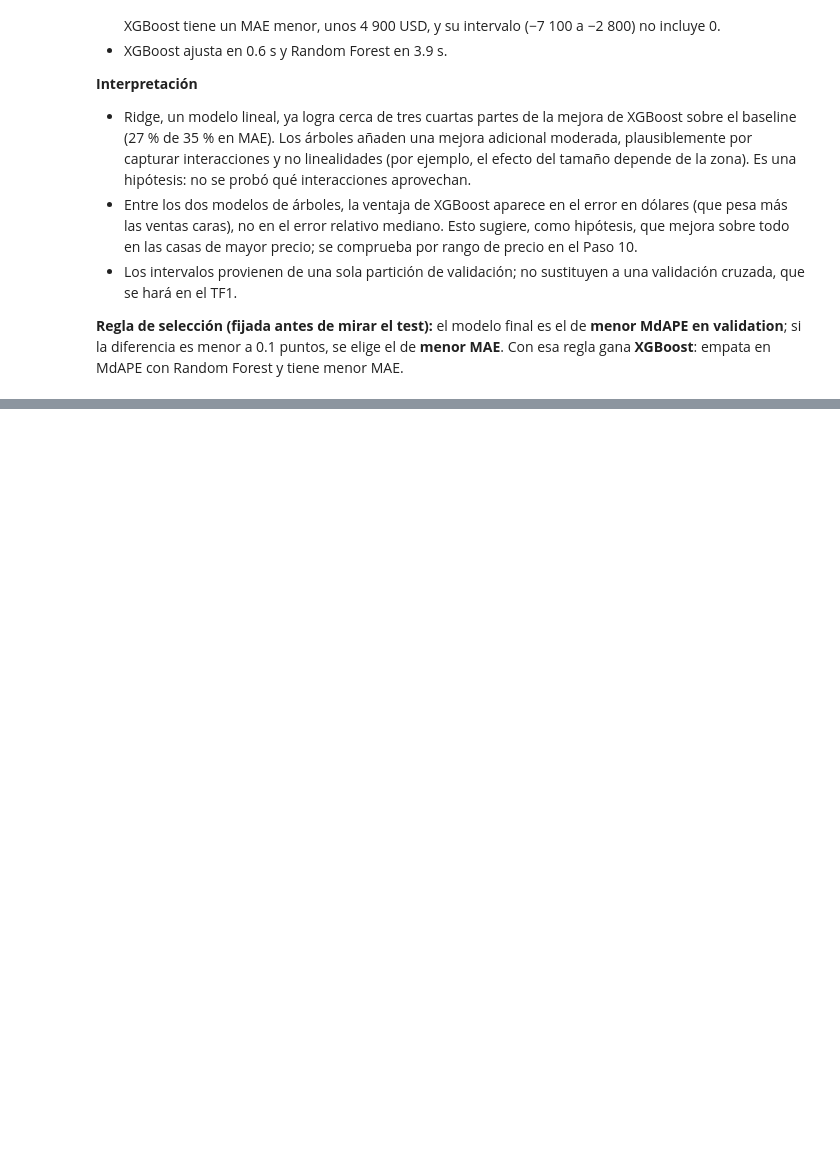
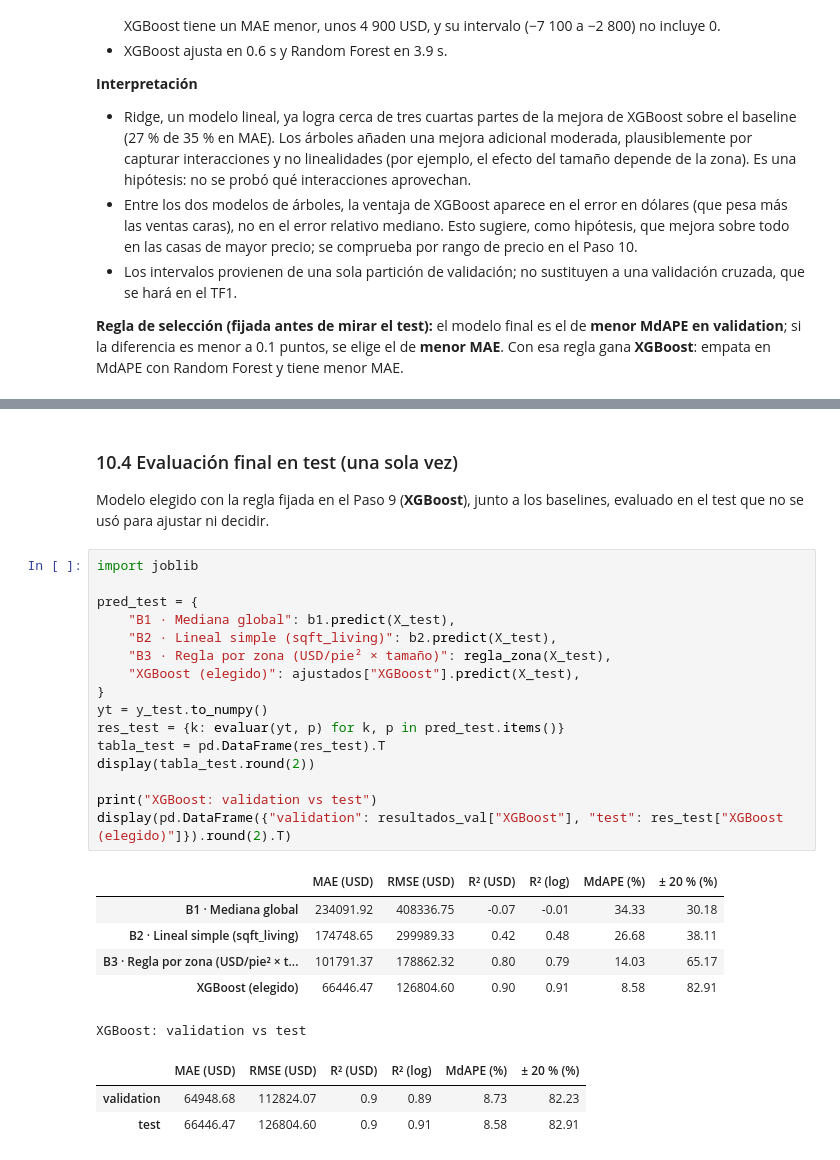
Before and after one commit to lvanCR/cc209-precios-inmobiliarios, a Jupyter notebook: notebooks/04_baseline_y_modelos.ipynb, the cells around one changed output, grey strips where cells are left out. Cells and saved outputs as stored; diff of their text form; blank space fills up the shorter version.

```diff
--- a/notebooks/04_baseline_y_modelos.ipynb
+++ b/notebooks/04_baseline_y_modelos.ipynb
@@ -532,0 +650,29 @@ Con esa regla gana **XGBoost**: empata en MdAPE con Random Forest y tiene menor
+# %% [markdown]
+### 10.4 Evaluación final en test (una sola vez)
+Modelo elegido con la regla fijada en el Paso 9 (**XGBoost**), junto a los baselines, evaluado en el test que no se usó para ajustar ni decidir.
+# %%
+import joblib
+
+pred_test = {
+    "B1 · Mediana global": b1.predict(X_test),
+    "B2 · Lineal simple (sqft_living)": b2.predict(X_test),
+    "B3 · Regla por zona (USD/pie² × tamaño)": regla_zona(X_test),
+    "XGBoost (elegido)": ajustados["XGBoost"].predict(X_test),
+}
+yt = y_test.to_numpy()
+res_test = {k: evaluar(yt, p) for k, p in pred_test.items()}
+tabla_test = pd.DataFrame(res_test).T
+display(tabla_test.round(2))
+
+print("XGBoost: validation vs test")
+display(pd.DataFrame({"validation": resultados_val["XGBoost"], "test": res_test["XGBoost (elegido)"]}).round(2).T)
+# %% [output]
+|  | MAE (USD) | RMSE (USD) | R² (USD) | R² (log) | MdAPE (%) | ± 20 % (%) |
+| B1 · Mediana global | 234091.92 | 408336.75 | -0.07 | -0.01 | 34.33 | 30.18 |
+| B2 · Lineal simple (sqft_living) | 174748.65 | 299989.33 | 0.42 | 0.48 | 26.68 | 38.11 |
+| B3 · Regla por zona (USD/pie² × t... | 101791.37 | 178862.32 | 0.80 | 0.79 | 14.03 | 65.17 |
+| XGBoost (elegido) | 66446.47 | 126804.60 | 0.90 | 0.91 | 8.58 | 82.91 |
+XGBoost: validation vs test
+|  | MAE (USD) | RMSE (USD) | R² (USD) | R² (log) | MdAPE (%) | ± 20 % (%) |
+| validation | 64948.68 | 112824.07 | 0.9 | 0.89 | 8.73 | 82.23 |
+| test | 66446.47 | 126804.60 | 0.9 | 0.91 | 8.58 | 82.91 |
```
Also changed, not shown: parts of 11 cells of this notebook, 2 other files.
